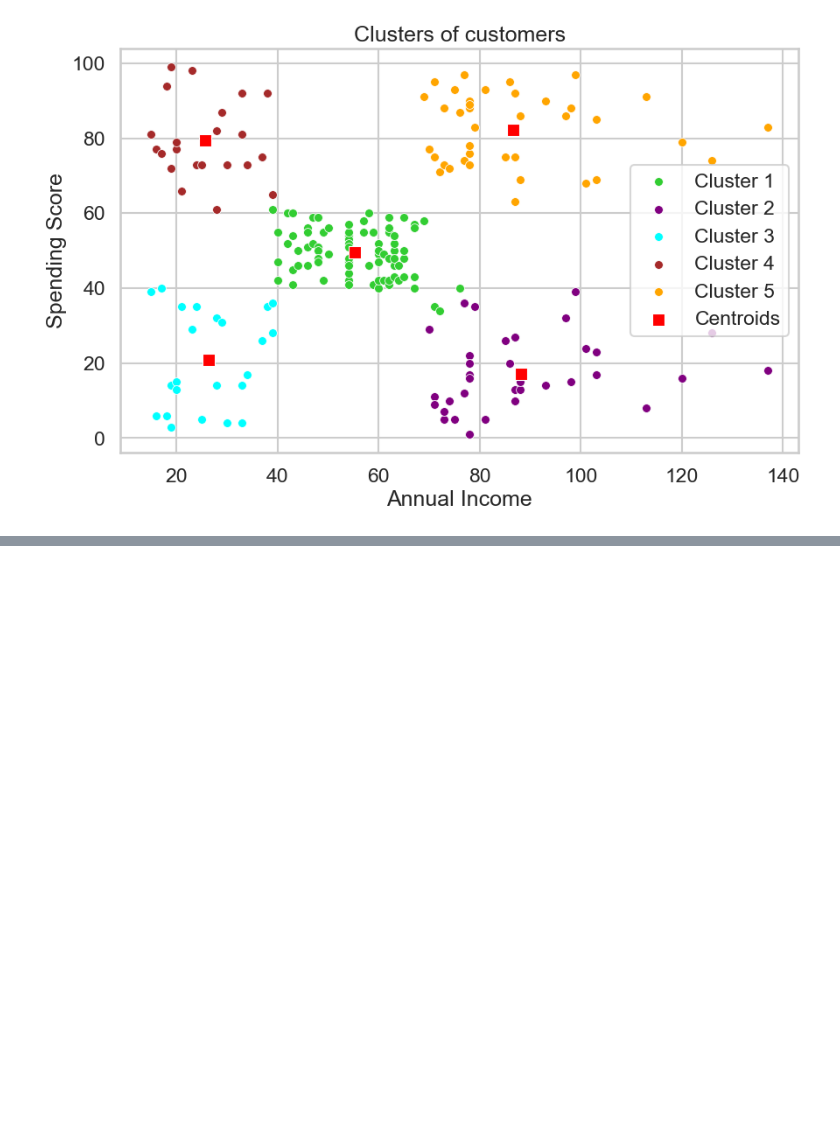
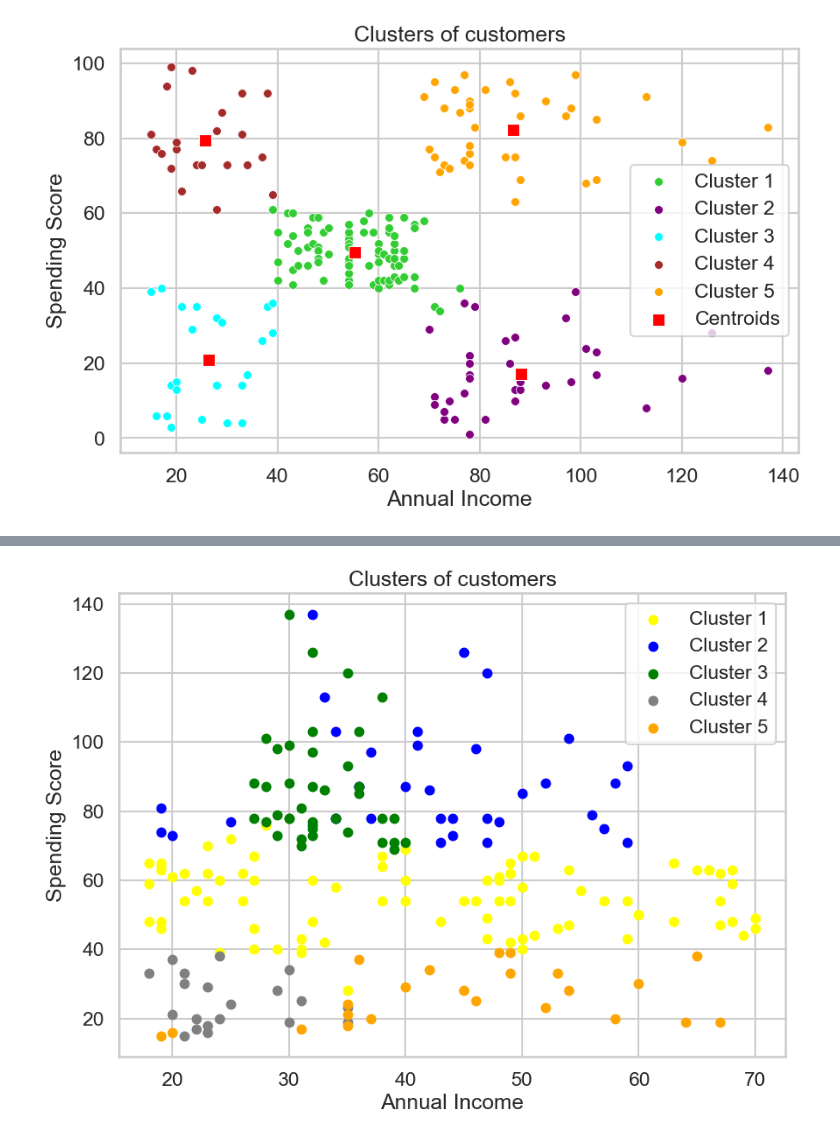
Before and after one commit to jacquelinesanchezA1/Data-Science1-CS3337, a Jupyter notebook: HW3/Homework 4.ipynb, the cells around one changed output, grey strips where cells are left out. Drawn from its saved outputs; the diff is of its cells as text; code cells hidden in the pictures; blank space fills up the shorter version.

```diff
--- a/HW3/Homework 4.ipynb
+++ b/HW3/Homework 4.ipynb
@@ -352,0 +377,21 @@ plt.show()
+# %%
+from sklearn.cluster import AgglomerativeClustering
+
+# Fit the hierarchical clustering model
+hc = AgglomerativeClustering(n_clusters=5, affinity='euclidean', linkage='ward')
+y_hc = hc.fit_predict(X)
+
+# Plotting the clusters
+plt.figure(figsize=(10, 7))
+plt.scatter(X[y_hc == 0, 0], X[y_hc == 0, 1], s=50, color='yellow', label='Cluster 1')
+plt.scatter(X[y_hc == 1, 0], X[y_hc == 1, 1], s=50, color='blue', label='Cluster 2')
+plt.scatter(X[y_hc == 2, 0], X[y_hc == 2, 1], s=50, color='green', label='Cluster 3')
+plt.scatter(X[y_hc == 3, 0], X[y_hc == 3, 1], s=50, color='grey', label='Cluster 4')
+plt.scatter(X[y_hc == 4, 0], X[y_hc == 4, 1], s=50, color='orange', label='Cluster 5')
+plt.title('Clusters of customers')
+plt.xlabel('Annual Income')
+plt.ylabel('Spending Score')
+plt.legend()
+plt.show()
+# %% [output]
+[figure, added]
```
Also changed, not shown: parts of 2 cells of this notebook.
